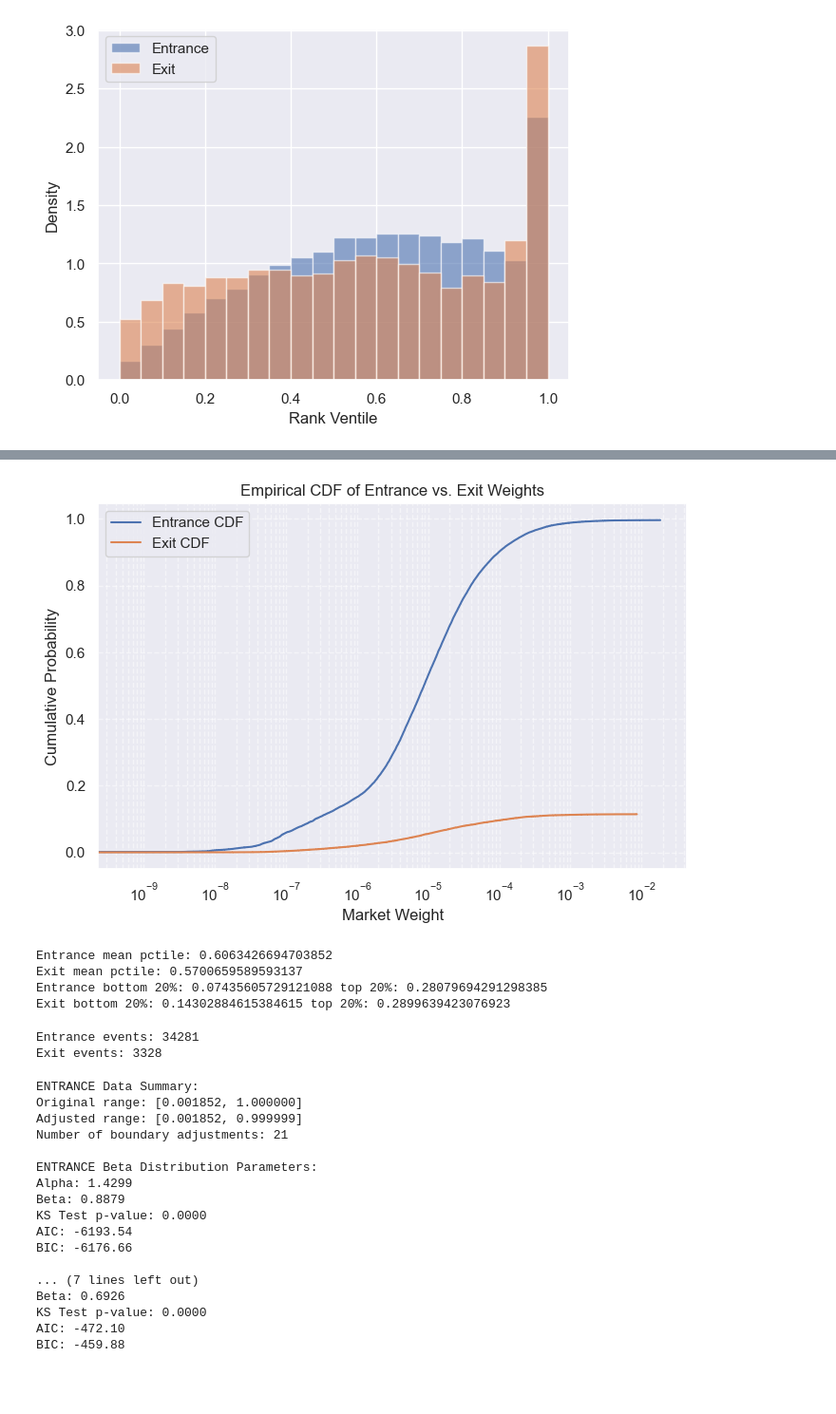
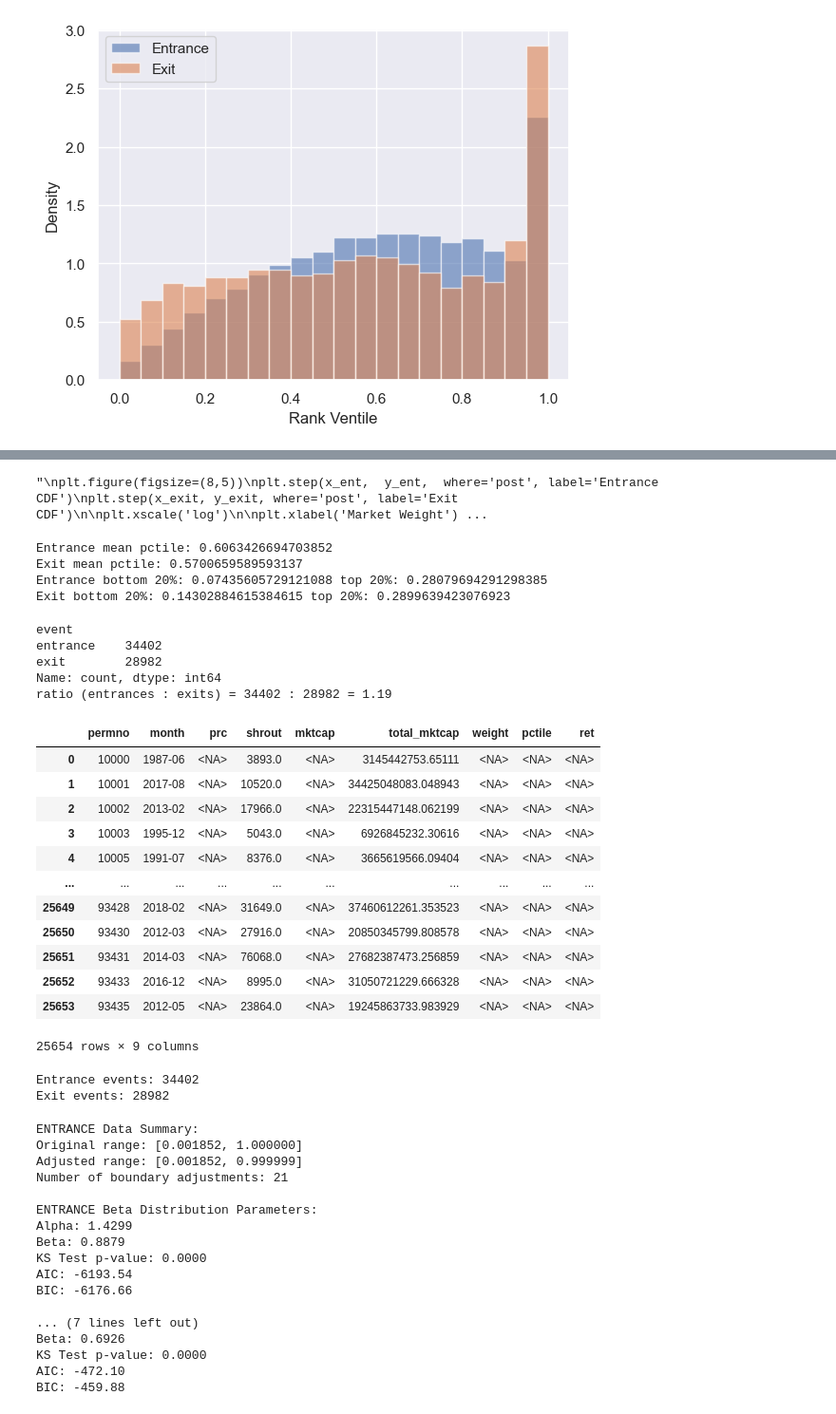
Before and after one commit to caroline-smyth/summer-math, a Jupyter notebook: entrances_and_exits.ipynb, the cells around one changed output, grey strips where cells are left out. Shown: that part at 95% size. Drawn from its saved outputs; the diff is of its cells as text; code cells hidden in the pictures; blank space fills up the shorter version.

Commit message:
ratio bug corrected

```diff
--- a/entrances_and_exits.ipynb
+++ b/entrances_and_exits.ipynb
@@ -187,6 +192,7 @@ y_ent  = np.arange(1, len(x_ent)+1) / len(x_ent)
 y_exit = np.arange(1, len(x_exit)+1) / len(x_exit)
 
 # plot as steps so looks like true cdf
+"""
 plt.figure(figsize=(8,5))
 plt.step(x_ent,  y_ent,  where='post', label='Entrance CDF')
 plt.step(x_exit, y_exit, where='post', label='Exit CDF')
@@ -198,9 +204,9 @@ plt.ylabel('Cumulative Probability')
 plt.title('Empirical CDF of Entrance vs. Exit Weights')
 plt.legend()
 plt.grid(True, which='both', linestyle='--', alpha=0.5)
-plt.show()
+plt.show()"""
 # %% [output]
-[figure, removed]
+"\nplt.figure(figsize=(8,5))\nplt.step(x_ent,  y_ent,  where='post', label='Entrance CDF')\nplt.step(x_exit, y_exit, where='post', label='Exit CDF')\n\nplt.xscale('log')\n\nplt.xlabel('Market Weight') ...
 # %%
 print('Entrance mean pctile:', ent_q.mean())
 print('Exit mean pctile:', exit_q.mean())
@@ -214,4 +220,56 @@ Entrance mean pctile: 0.6063426694703852
 Exit mean pctile: 0.5700659589593137
 Entrance bottom 20%: 0.07435605729121088 top 20%: 0.28079694291298385
 Exit bottom 20%: 0.14302884615384615 top 20%: 0.2899639423076923
+# %%
+# counts of each event type
+counts = (df_events['event']
+          .value_counts()
+          .reindex(['entrance', 'exit'])
+          .fillna(0)
+          .astype(int))
+
+n_entrances = counts.get('entrance', 0)
+n_exits     = counts.get('exit', 0)
+
+print(counts)
+if n_exits:
+    print(f"ratio (entrances : exits) = {n_entrances} : {n_exits} = {n_entrances/n_exits:.2f}")
+else:
+    print("No exits found; ratio undefined.")
+# %% [output]
+event
+entrance    34402
+exit        28982
+Name: count, dtype: int64
+ratio (entrances : exits) = 34402 : 28982 = 1.19
+# %%
+# 1) How many events lose quantiles?
+df_events.assign(q_missing=df_events['quantile'].isna()) \
+         .groupby(['event','q_missing']).size()
+
+# 2) Why are exit quantiles missing? (look at inputs to your pctile calc)
+exit_missing = df_exit[df_exit['pctile'].isna()][['permno','month']]
+
+probe = (msf.merge(exit_missing, on=['permno','month'], how='inner')
+           [['permno','month','prc','shrout','mktcap','total_mktcap',
+             'weight','pctile','ret']])
+
+probe.isna().mean()  # fraction missing in each column
+#probe['shrcd'].value_counts(dropna=False)
+#probe['exchcd'].value_counts(dropna=False)
+probe
+# %% [output]
+|  | permno | month | prc | shrout | mktcap | total_mktcap | weight | pctile | ret |
+| 0 | 10000 | 1987-06 | <NA> | 3893.0 | <NA> | 3145442753.65111 | <NA> | <NA> | <NA> |
+| 1 | 10001 | 2017-08 | <NA> | 10520.0 | <NA> | 34425048083.048943 | <NA> | <NA> | <NA> |
+| 2 | 10002 | 2013-02 | <NA> | 17966.0 | <NA> | 22315447148.062199 | <NA> | <NA> | <NA> |
+| 3 | 10003 | 1995-12 | <NA> | 5043.0 | <NA> | 6926845232.30616 | <NA> | <NA> | <NA> |
+| 4 | 10005 | 1991-07 | <NA> | 8376.0 | <NA> | 3665619566.09404 | <NA> | <NA> | <NA> |
+| ... | ... | ... | ... | ... | ... | ... | ... | ... | ... |
+| 25649 | 93428 | 2018-02 | <NA> | 31649.0 | <NA> | 37460612261.353523 | <NA> | <NA> | <NA> |
+| 25650 | 93430 | 2012-03 | <NA> | 27916.0 | <NA> | 20850345799.808578 | <NA> | <NA> | <NA> |
+| 25651 | 93431 | 2014-03 | <NA> | 76068.0 | <NA> | 27682387473.256859 | <NA> | <NA> | <NA> |
+| 25652 | 93433 | 2016-12 | <NA> | 8995.0 | <NA> | 31050721229.666328 | <NA> | <NA> | <NA> |
+| 25653 | 93435 | 2012-05 | <NA> | 23864.0 | <NA> | 19245863733.983929 | <NA> | <NA> | <NA> |
+25654 rows × 9 columns
 # %%
@@ -220,13 +277,11 @@ from scipy.optimize import minimize
 import warnings
 warnings.filterwarnings('ignore')
 # %%
+# really unnecessary considering the dropna() in the next cell
 def prepare_beta_data(df_events):
-    """
-    prep quantile data for Beta distribution fitting bc Beta distribution requires data in [0,1] range
-    """
     # separate entrance and exit events
-    entrance_data = df_events[df_events['event'] == 'entrance']['quantile'].dropna()
-    exit_data = df_events[df_events['event'] == 'exit']['quantile'].dropna()
+    entrance_data = df_events[df_events['event'] == 'entrance']['quantile']
+    exit_data = df_events[df_events['event'] == 'exit']['quantile']
 
     print(f"Entrance events: {len(entrance_data)}")
     print(f"Exit events: {len(exit_data)}")
@@ -235,8 +290,8 @@ def prepare_beta_data(df_events):
 # prep the data
 entrance_data, exit_data = prepare_beta_data(df_events)
 # %% [output]
-Entrance events: 34281
-Exit events: 3328
+Entrance events: 34402
+Exit events: 28982
 # %%
 # fit beta distributions with data adjustment
 def fit_beta_distribution(data, event_type):
```
Also changed, not shown: parts of 13 cells of this notebook, 7 other files.
